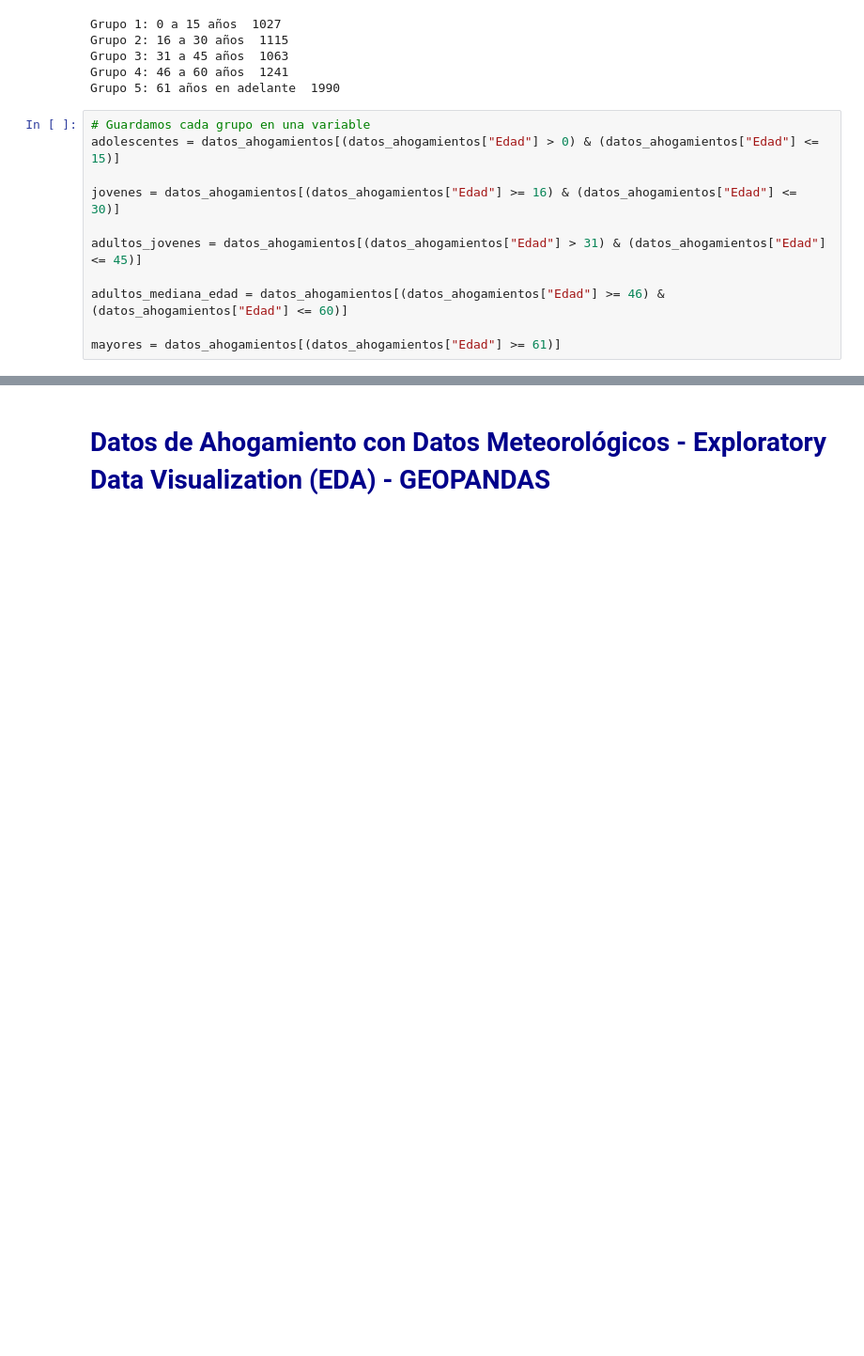
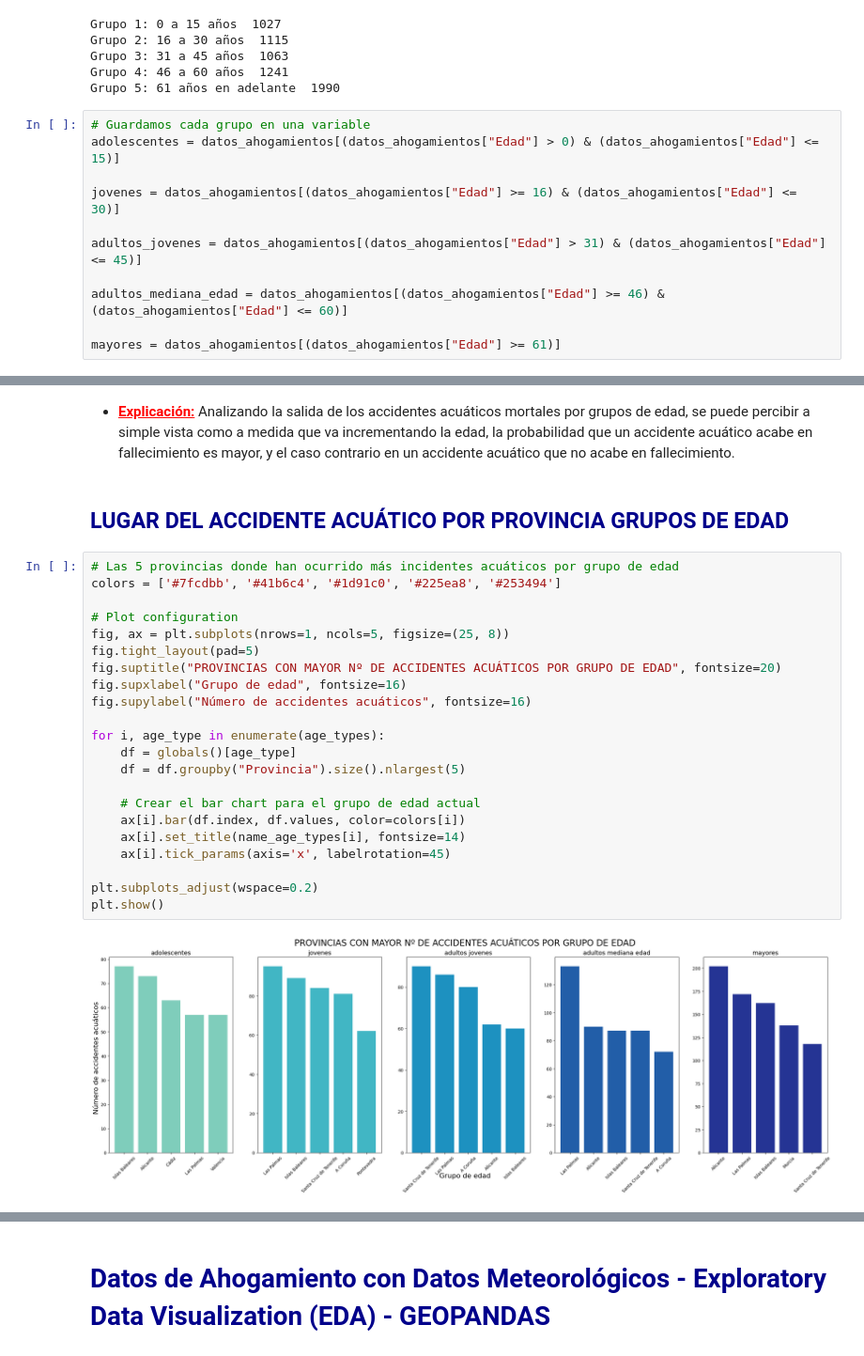
Before and after one commit to adrianova8/Datos_Ahogamientos_Espana, a Jupyter notebook: TFM - Notebooks/Datos de Ahogamiento con Datos Meteorológicos - Exploratory Data Visualization (EDA).ipynb, the cells around one changed output, grey strips where cells are left out. Shown at 94% size. Cells and saved outputs as stored; diff of their text form; blank space fills up the shorter version.

```diff
--- a/TFM - Notebooks/Datos de Ahogamiento con Datos Meteorológicos - Exploratory Data Visualization (EDA).ipynb
+++ b/TFM - Notebooks/Datos de Ahogamiento con Datos Meteorológicos - Exploratory Data Visualization (EDA).ipynb
@@ -133,0 +259,28 @@ mayores = datos_ahogamientos[(datos_ahogamientos["Edad"] >= 61)]
+# %% [markdown]
+- <span style=color:red><b><u>Explicación:</u></b></span>  Analizando la salida de los accidentes acuáticos mortales por grupos de edad, se puede percibir a simple vista como a medida que va incrementando la edad, la probabilidad que un accidente acuático acabe en fallecimiento es mayor, y el caso contrario en un accidente acuático que no acabe en fallecimiento.
+# %% [markdown]
+## <span style=color:darkblue> LUGAR DEL ACCIDENTE ACUÁTICO POR PROVINCIA GRUPOS DE EDAD </span>
+# %%
+# Las 5 provincias donde han ocurrido más incidentes acuáticos por grupo de edad
+colors = ['#7fcdbb', '#41b6c4', '#1d91c0', '#225ea8', '#253494']
+
+# Plot configuration
+fig, ax = plt.subplots(nrows=1, ncols=5, figsize=(25, 8))
+fig.tight_layout(pad=5)
+fig.suptitle("PROVINCIAS CON MAYOR Nº DE ACCIDENTES ACUÁTICOS POR GRUPO DE EDAD", fontsize=20)
+fig.supxlabel("Grupo de edad", fontsize=16)
+fig.supylabel("Número de accidentes acuáticos", fontsize=16)
+
+for i, age_type in enumerate(age_types):
+    df = globals()[age_type]
+    df = df.groupby("Provincia").size().nlargest(5)
+
+    # Crear el bar chart para el grupo de edad actual
+    ax[i].bar(df.index, df.values, color=colors[i])
+    ax[i].set_title(name_age_types[i], fontsize=14)
+    ax[i].tick_params(axis='x', labelrotation=45)
+
+plt.subplots_adjust(wspace=0.2)
+plt.show()
+# %% [output]
+[figure, added]
```
Also changed, not shown: parts of 63 cells of this notebook.
